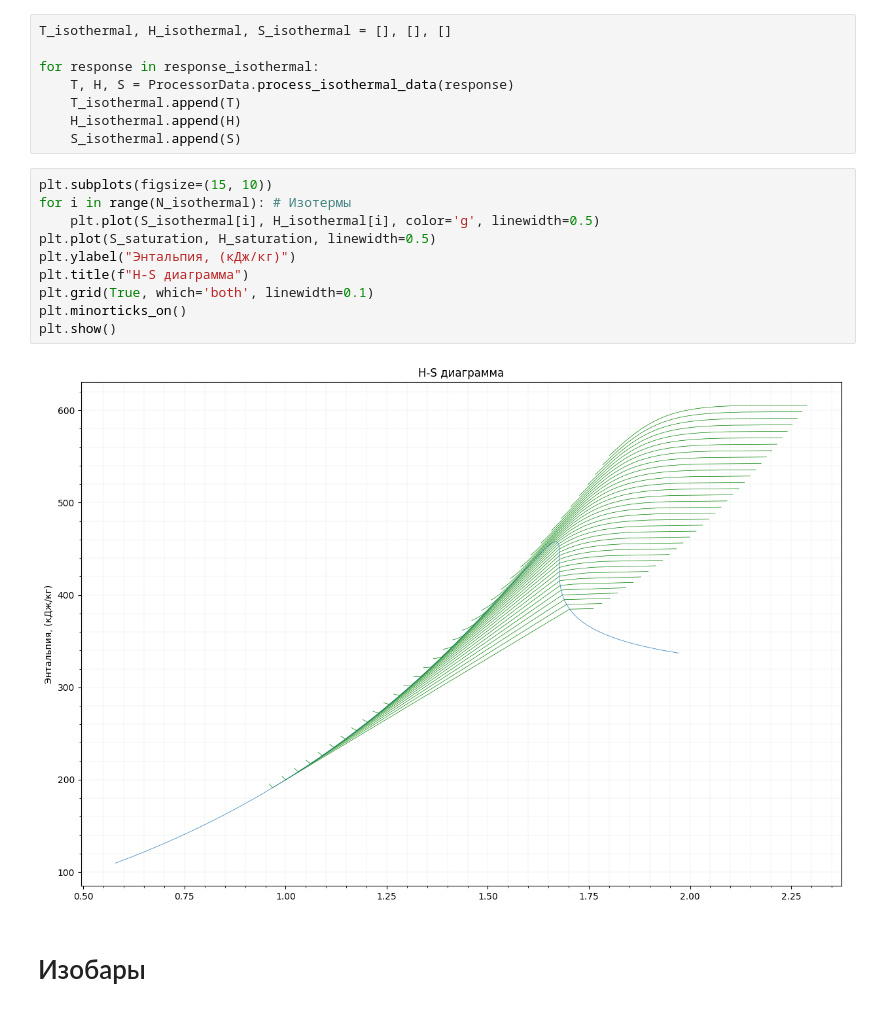
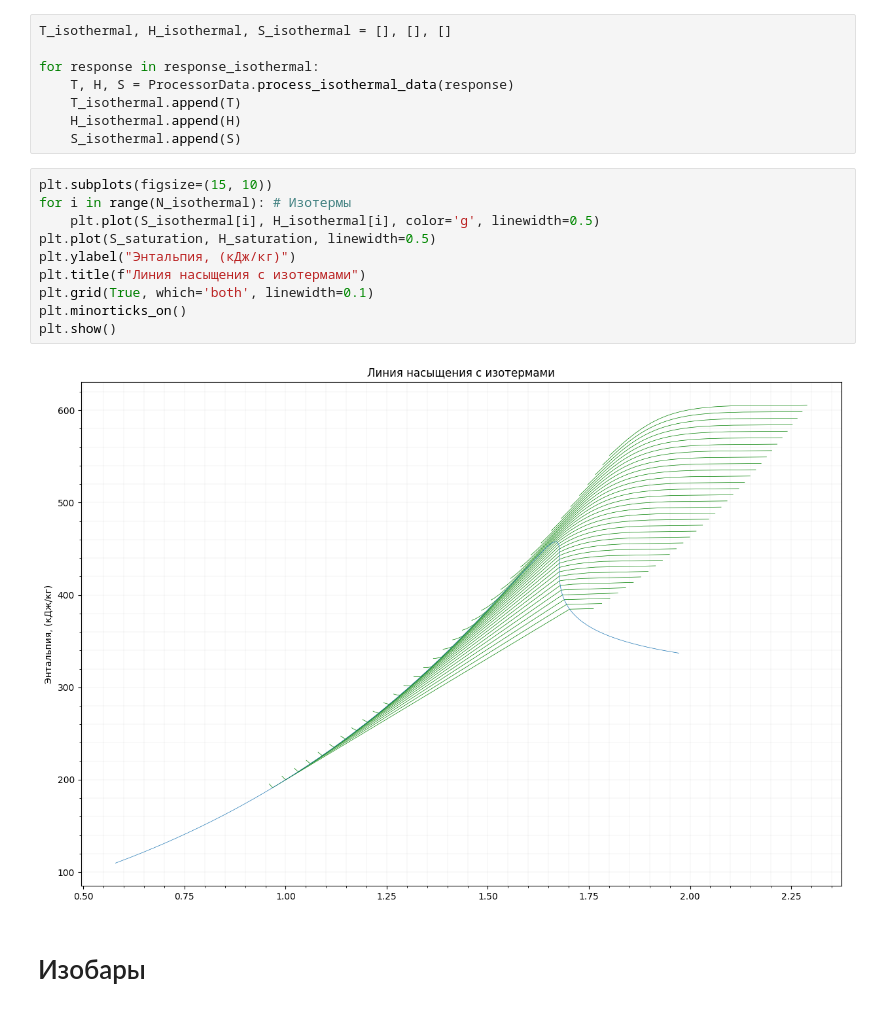
Before and after one commit to BaranovSerV/H-S-Diagram, a Jupyter notebook: main.ipynb, the cells around one changed output. Drawn from its saved outputs; the diff is of its cells as text.

```diff
--- a/main.ipynb
+++ b/main.ipynb
@@ -177,15 +177,15 @@ for response in response_isothermal:
 # %%
 plt.subplots(figsize=(15, 10))
 for i in range(N_isothermal): # Изотермы
     plt.plot(S_isothermal[i], H_isothermal[i], color='g', linewidth=0.5)
 plt.plot(S_saturation, H_saturation, linewidth=0.5)
 plt.ylabel("Энтальпия, (кДж/кг)")
-plt.title(f"H-S диаграмма")
+plt.title(f"Линия насыщения с изотермами")
 plt.grid(True, which='both', linewidth=0.1)
 plt.minorticks_on()
 plt.show()
 # %% [output]
-[figure, old version]
+[figure, new version]
 # %% [markdown]
 # Изобары
 # %%
```
Also changed, not shown: parts of 1 cell of this notebook, 2 other files.
